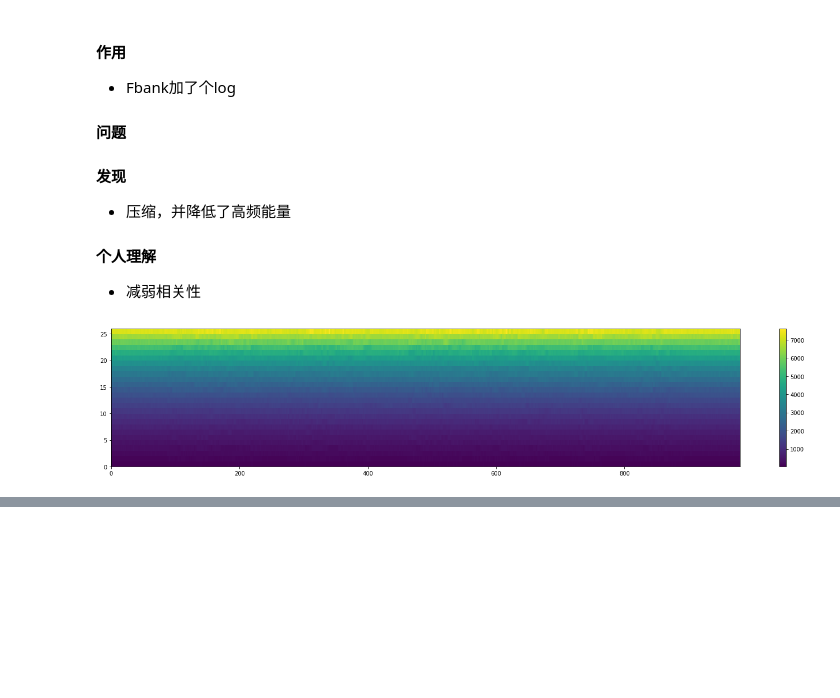
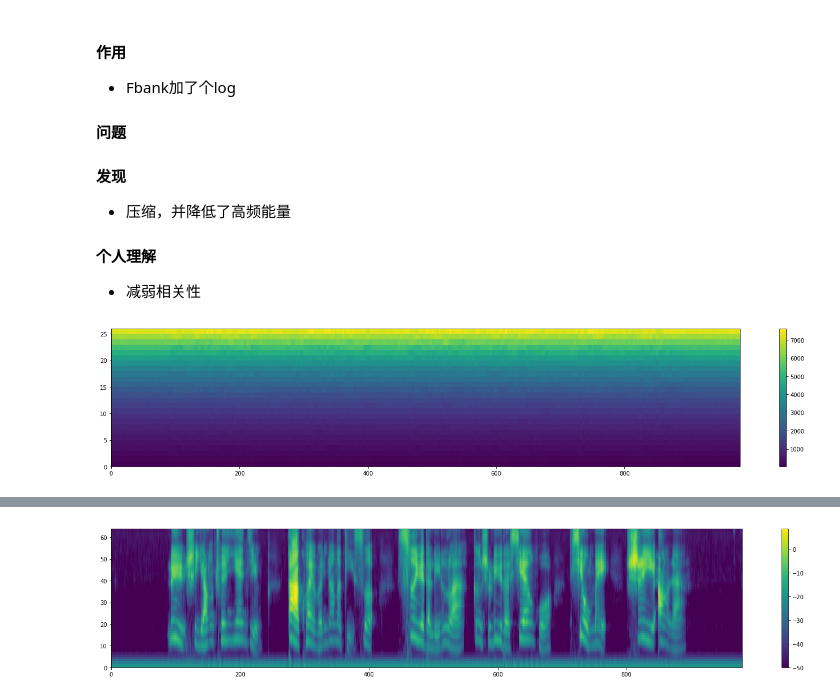
Before and after one commit to wangtianrui/sounds_pretreatment, a Jupyter notebook: py3_main.ipynb, the cells around one changed output, grey strips where cells are left out. Drawn from its saved outputs; the diff is of its cells as text; code cells hidden in the pictures; blank space fills up the shorter version.

```diff
--- a/py3_main.ipynb
+++ b/py3_main.ipynb
@@ -428,0 +449,4 @@ drawer_utils.plot_colorbar(np.transpose(get_ssc(audio,sampling_freq)))
+# %%
+drawer_utils.plot_colorbar(gfcc)
+# %% [output]
+[figure, added]
```
Also changed, not shown: parts of 11 cells of this notebook, 4 other files.
